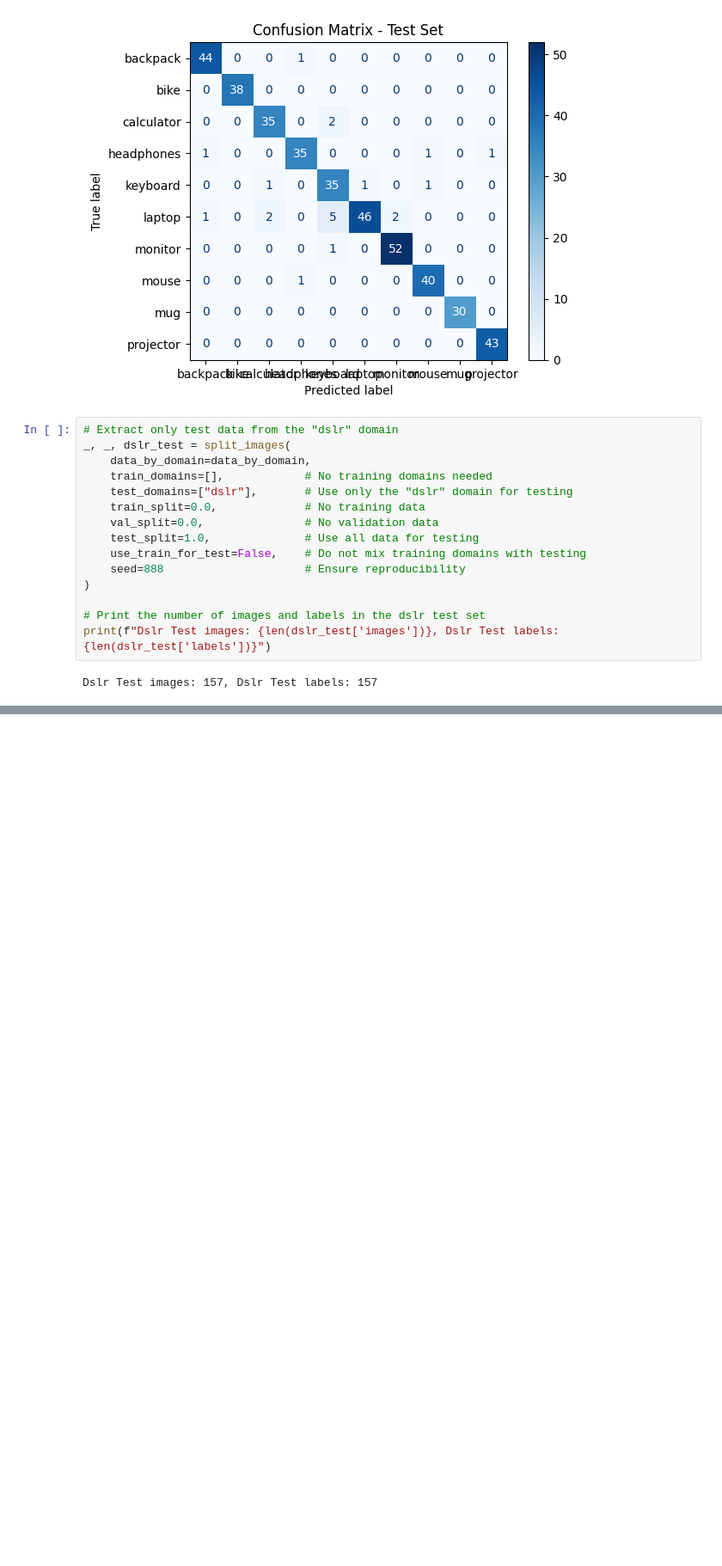
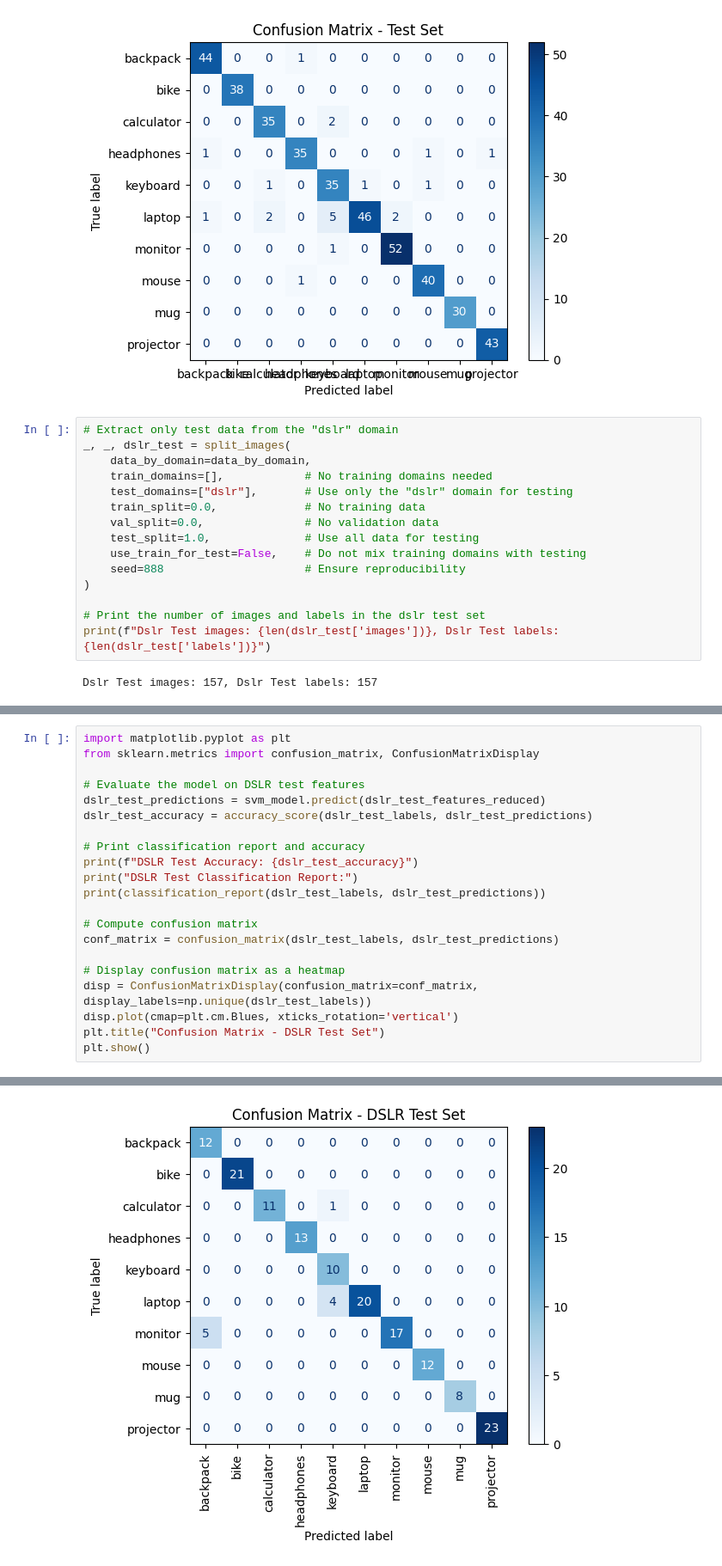
Before and after one commit to kennyalexlin/W281-Domain-Adaptation-Final-Project, a Jupyter notebook: full_extract_pipeline.ipynb, the cells around one changed output, grey strips where cells are left out. Shown at 86% size. Drawn from its saved outputs; the diff is of its cells as text; blank space fills up the shorter version.

Commit message:
domain_test

```diff
--- a/full_extract_pipeline.ipynb
+++ b/full_extract_pipeline.ipynb
@@ -464,0 +545,22 @@ NameError: name 'dslr_test' is not defined
+# %%
+import matplotlib.pyplot as plt
+from sklearn.metrics import confusion_matrix, ConfusionMatrixDisplay
+
+# Evaluate the model on DSLR test features
+dslr_test_predictions = svm_model.predict(dslr_test_features_reduced)
+dslr_test_accuracy = accuracy_score(dslr_test_labels, dslr_test_predictions)
+
+# Print classification report and accuracy
+print(f"DSLR Test Accuracy: {dslr_test_accuracy}")
+print("DSLR Test Classification Report:")
+print(classification_report(dslr_test_labels, dslr_test_predictions))
+
+# Compute confusion matrix
+conf_matrix = confusion_matrix(dslr_test_labels, dslr_test_predictions)
+
+# Display confusion matrix as a heatmap
+disp = ConfusionMatrixDisplay(confusion_matrix=conf_matrix, display_labels=np.unique(dslr_test_labels))
+disp.plot(cmap=plt.cm.Blues, xticks_rotation='vertical')
+plt.title("Confusion Matrix - DSLR Test Set")
+plt.show()
+# %% [output]
@@ -464,0 +585 @@ NameError: name 'dslr_test' is not defined
+[figure, added]
```
Also changed, not shown: parts of 3 cells of this notebook, 5 other files.
